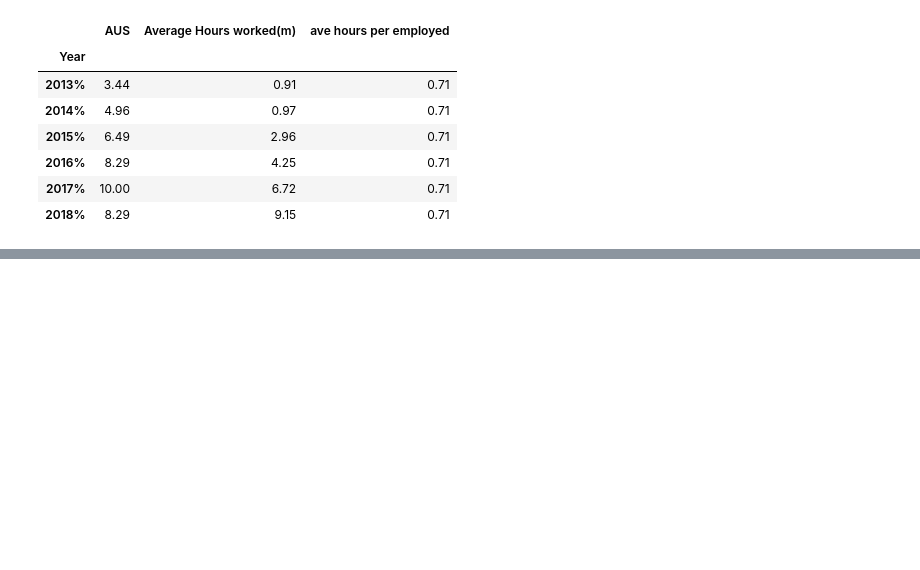
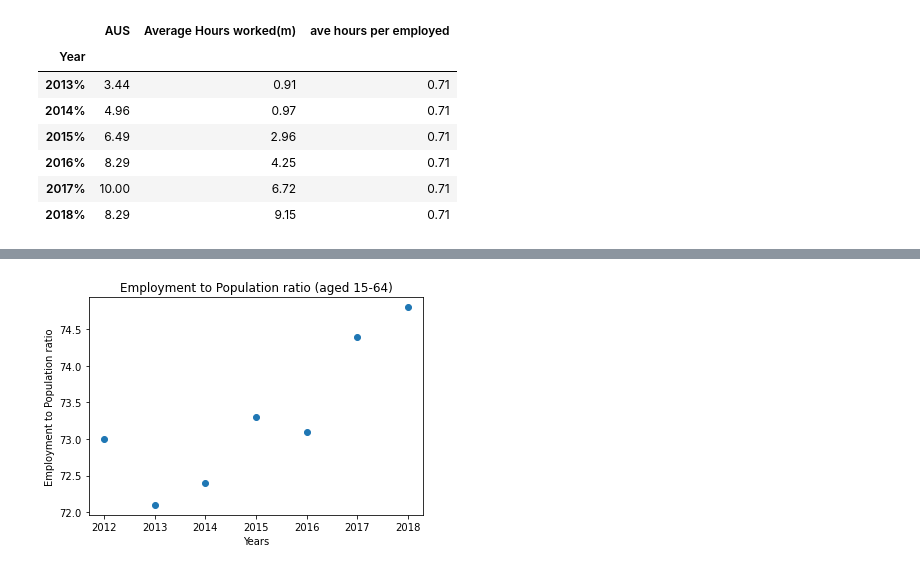
Before and after one commit to tonyzhao668/adventure, a Jupyter notebook: adventure_main.ipynb, the cells around one changed output, grey strips where cells are left out. Saved outputs shown, nothing was run; the diff lists cells and outputs as text; code cells hidden in the pictures; blank space fills up the shorter version.

```diff
--- a/adventure_main.ipynb
+++ b/adventure_main.ipynb
@@ -754,0 +830,8 @@ FileNotFoundError: [Errno 2] File Resources/labour_force_data.csv does not exist
+# %%
+plt.scatter(labour_force.iloc[:,0],labour_force.iloc[:,4])
+plt.title('Employment to Population ratio (aged 15-64)')
+plt.xlabel('Years')
+plt.ylabel('Employment to Population ratio')
+plt.show()
+# %% [output]
+[figure, added]
```
Also changed, not shown: parts of 15 cells of this notebook, 11 other files.
